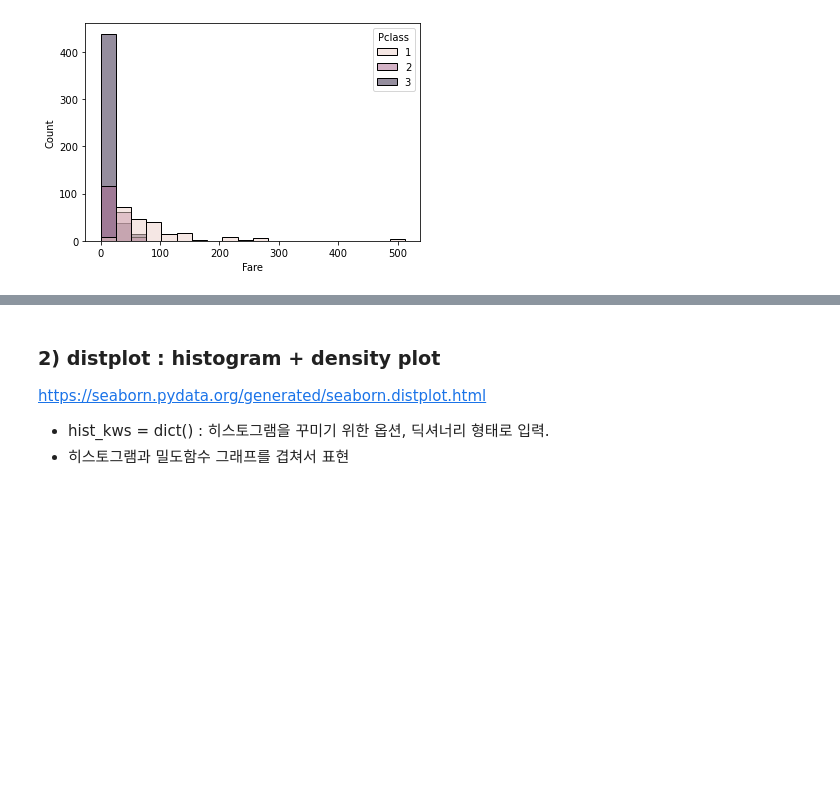
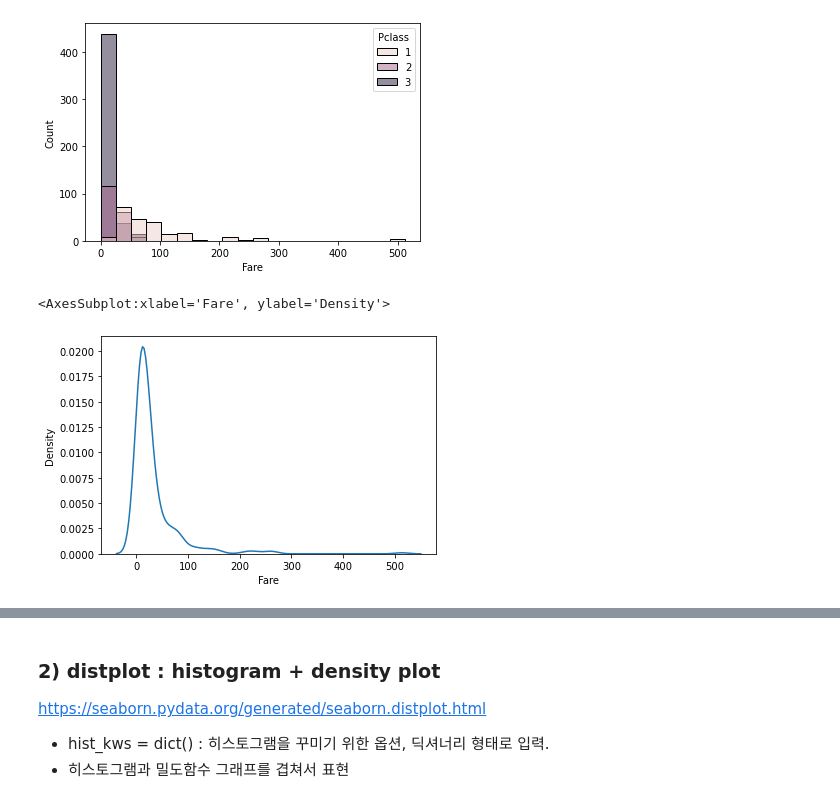
Before and after one commit to yeonsu98/KT-AIVLE-Python, a Jupyter notebook: 20220811/06과 seaborn 다양한 차트들.ipynb, the cells around one changed output, grey strips where cells are left out. Drawn from its saved outputs; the diff is of its cells as text; code cells hidden in the pictures; blank space fills up the shorter version.

```diff
--- a/20220811/06과 seaborn 다양한 차트들.ipynb
+++ b/20220811/06과 seaborn 다양한 차트들.ipynb
@@ -156,0 +153,6 @@ plt.show()
+# %%
+# kdeplot
+sns.kdeplot(data=titanic, x='Fare')
+# %% [output]
+<AxesSubplot:xlabel='Fare', ylabel='Density'>
+[figure, added]
```
Also changed, not shown: parts of 26 cells of this notebook, 22 other files.
